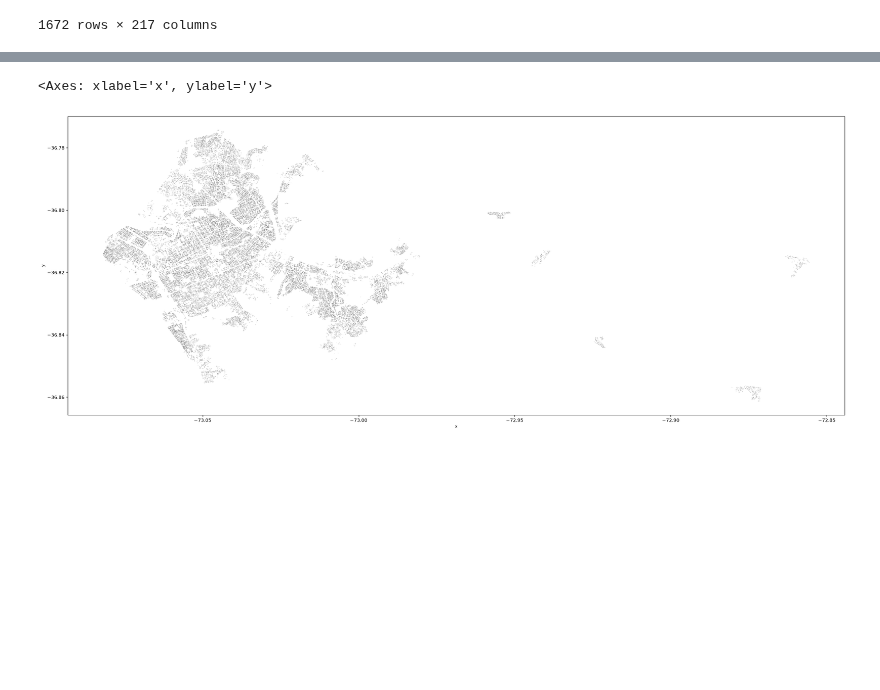
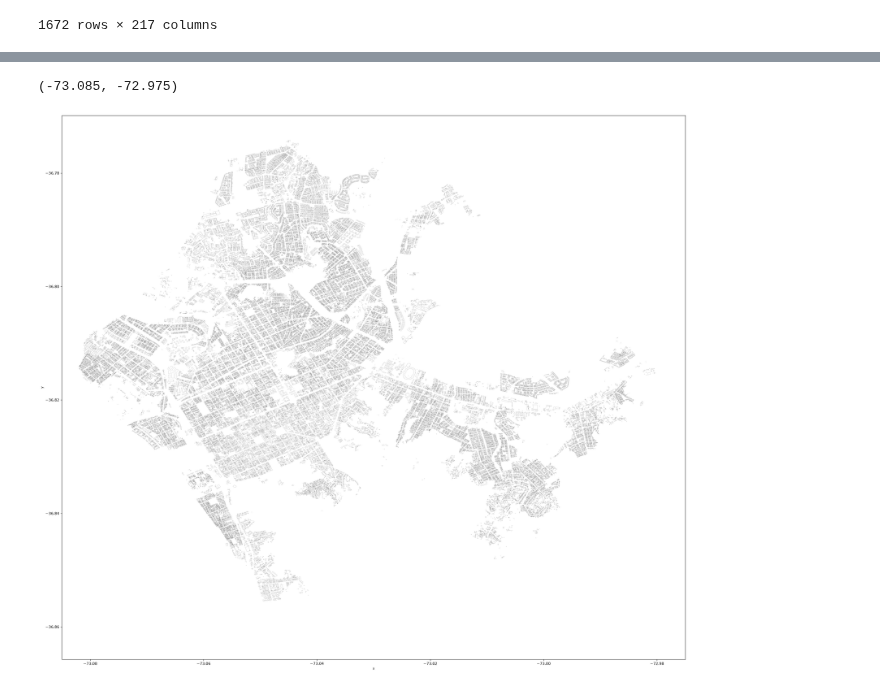
Before and after one commit to zetaso/accessity, a Jupyter notebook: buildings_download.ipynb, the cells around one changed output, grey strips where cells are left out. Cells and saved outputs as stored; diff of their text form; code cells hidden in the pictures; blank space fills up the shorter version.

```diff
--- a/buildings_download.ipynb
+++ b/buildings_download.ipynb
@@ -184,9 +186,10 @@ match_indices = buildings_gdf.sindex.query(blocks_gdf.geometry, predicate="inter
 buildings_gdf = buildings_gdf.iloc[match_indices[1]]
 # buildings_gdf = buildings_gdf.reset_index()
 # %%
-buildings_gdf.plot(figsize=(30,30), color="none", linewidth=0.1)
+ax = buildings_gdf.plot(figsize=(30,30), color="none", linewidth=0.1)
+ax.set_xlim(-73.085, -72.975)
 # %% [output]
-<Axes: xlabel='x', ylabel='y'>
+(-73.085, -72.975)
-[figure, old version]
+[figure, new version]
 # %%
 buildings_gdf.to_parquet(f"buildings/buildings_{place_string}.parquet")
```
Also changed, not shown: parts of 4 cells of this notebook, 7 other files.
